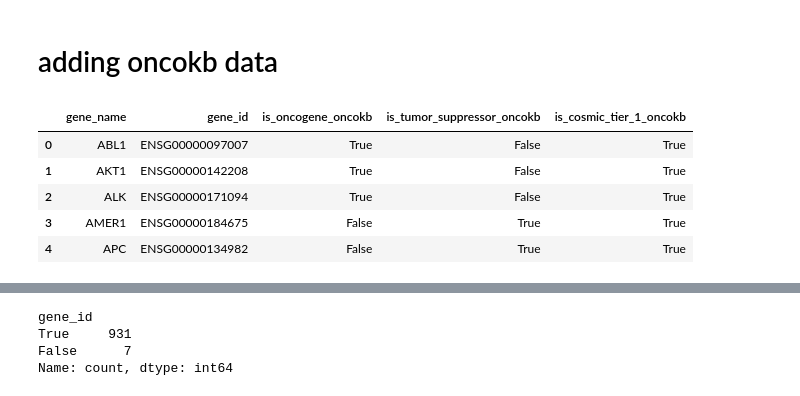
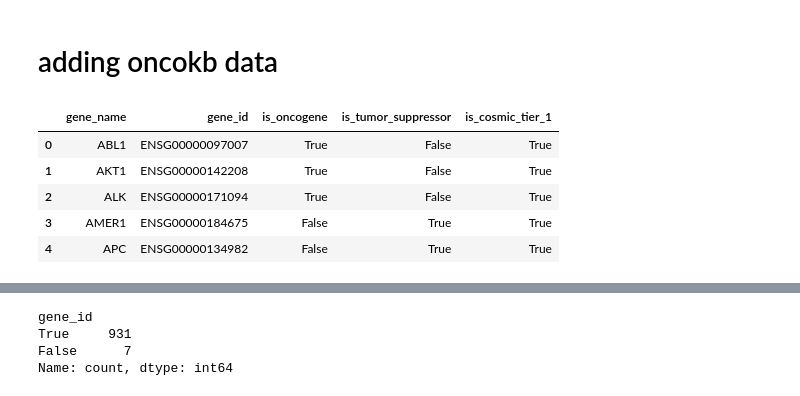
Before and after one commit to TasbasMN/mirscribe-vcf, a Jupyter notebook: data/db/genes.ipynb, the cells around one changed output, grey strips where cells are left out. Drawn from its saved outputs; the diff is of its cells as text; code cells hidden in the pictures.

```diff
--- a/data/db/genes.ipynb
+++ b/data/db/genes.ipynb
@@ -149,15 +149,15 @@ dtype: int64
 # adding oncokb data
 # %%
 kb = pd.read_csv("data/oncokb/oncokb.csv")
-kb = kb.rename(columns={"gene_symbol": "gene_name", "ensembl_gene_id": "gene_id", "is_oncogene": "is_oncogene_oncokb", "is_tumor_suppressor": "is_tumor_suppressor_oncokb", "is_cosmic_tier_1": "is_cosmic_tier_1_oncokb"})
+kb = kb.rename(columns={"gene_symbol": "gene_name", "ensembl_gene_id": "gene_id", "is_oncogene": "is_oncogene", "is_tumor_suppressor": "is_tumor_suppressor", "is_cosmic_tier_1": "is_cosmic_tier_1"})
 
 # drop columns where all bool values are false
-cols = ["is_oncogene_oncokb", "is_tumor_suppressor_oncokb", "is_cosmic_tier_1_oncokb"]
+cols = ["is_oncogene", "is_tumor_suppressor", "is_cosmic_tier_1"]
 kb = kb[~(kb[cols] == False).all(axis=1)]
 
 kb.head()
 # %% [output]
-|  | gene_name | gene_id | is_oncogene_oncokb | is_tumor_suppressor_oncokb | is_cosmic_tier_1_oncokb |
+|  | gene_name | gene_id | is_oncogene | is_tumor_suppressor | is_cosmic_tier_1 |
 | 0 | ABL1 | ENSG00000097007 | True | False | True |
 | 1 | AKT1 | ENSG00000142208 | True | False | True |
 | 2 | ALK | ENSG00000171094 | True | False | True |
```
Also changed, not shown: parts of 17 cells of this notebook, 8 other files.
